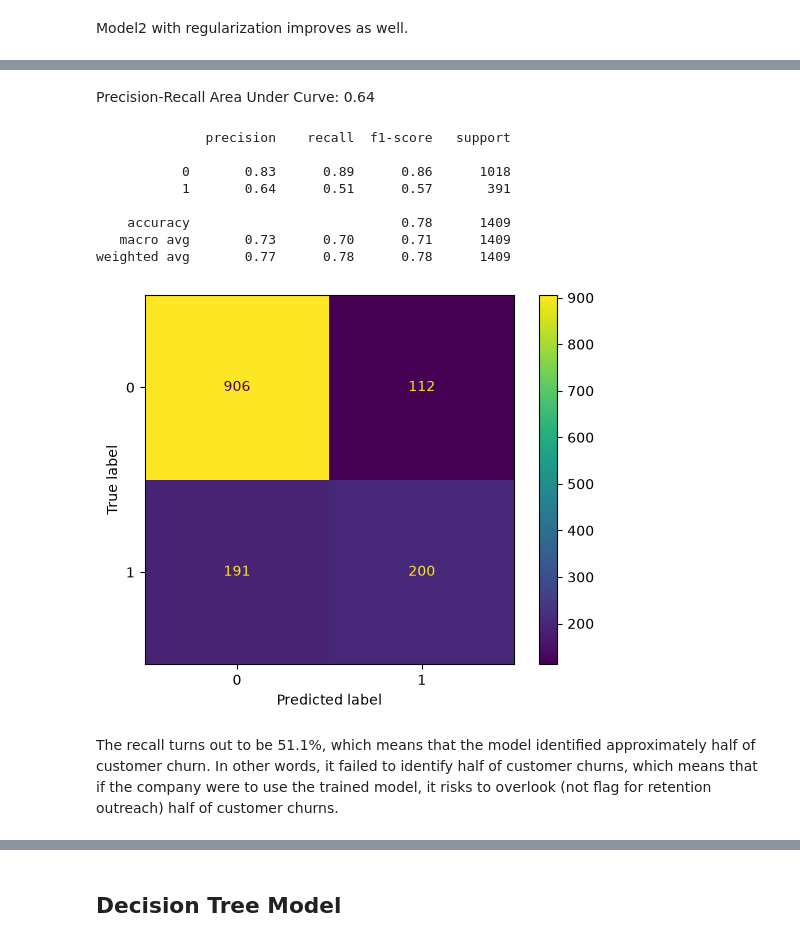
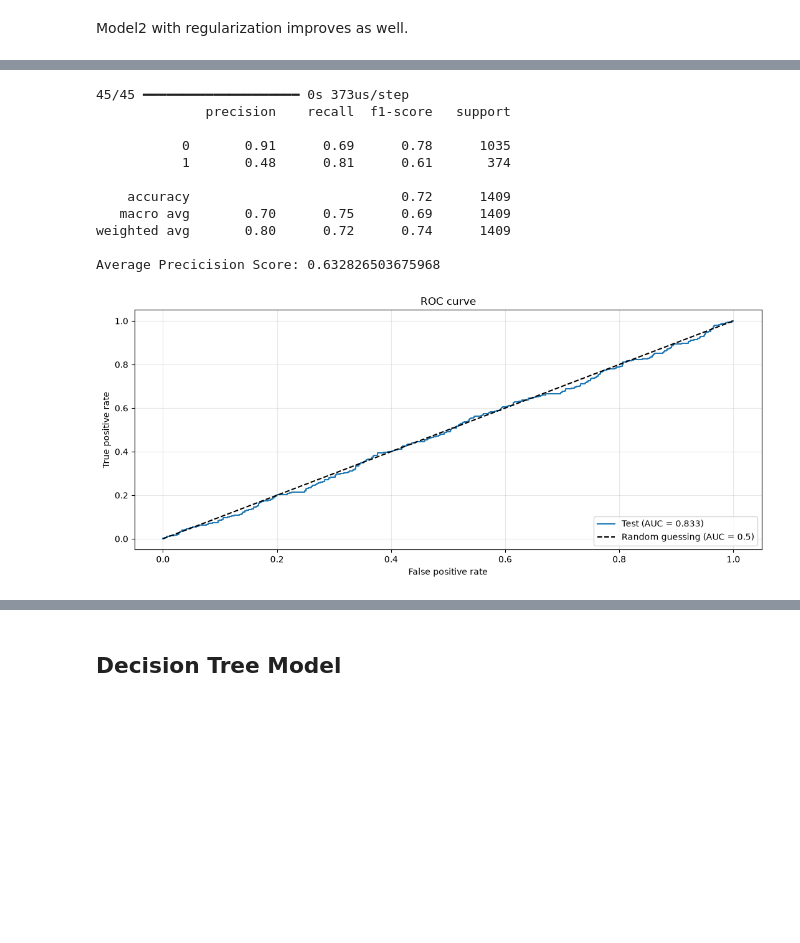
Before and after one commit to andrsma/Telco-Churn, a Jupyter notebook: notebooks/AI_Project_Beginner_Level.ipynb, the cells around one changed output, grey strips where cells are left out. Saved outputs shown, nothing was run; the diff lists cells and outputs as text; code cells hidden in the pictures; blank space fills up the shorter version.

```diff
--- a/notebooks/AI_Project_Beginner_Level.ipynb
+++ b/notebooks/AI_Project_Beginner_Level.ipynb
@@ -359,10 +351,7 @@ from sklearn.preprocessing import StandardScaler
 
 columns_to_scale = ['tenure', 'MonthlyCharges', 'TotalCharges']
 
-scaler_nn = StandardScaler()
-X_train_nn_scaled = scaler_nn.fit_transform(X_train_nn, )
-X_val_nn_scaled = scaler_nn.transform(X_val_nn)
-X_test_nn_scaled = scaler_nn.transform(X_test_nn)
-
-type(X_train_nn_scaled)
-X_train_nn_scaled[:5,]
+scaler = StandardScaler()
+X_train_scaled = scaler.fit_transform(X_train, )
+X_val_scaled = scaler.transform(X_val)
+X_test_scaled = scaler.transform(X_test)
@@ -543,7 +512,7 @@ plt.show()
 Model2 with regularization improves as well.
 # %%
 model3_r = Sequential([
-    Input(shape=(X_train_nn_scaled.shape[1],)),
+    Input(shape=(X_train_scaled.shape[1],)),
     Dense(8, activation='relu', kernel_regularizer=l2(0.01)),
     Dense(4, activation='relu', kernel_regularizer=l2(0.01)),
     Dense(1, activation='sigmoid')
@@ -554,8 +523,8 @@ model3_r.compile(optimizer='adam', loss=BinaryCrossentropy())
 
 #Train model
 history3_r = model3_r.fit(
-    X_train_nn_scaled, y_train_nn,
-    validation_data=(X_val_nn_scaled, y_val_nn),
+    X_train_scaled, y_train,
+    validation_data=(X_val_scaled, y_val),
     epochs=50, verbose=0
 )
 
@@ -599,25 +592,34 @@ model3: loss=0.4369
-# %% [markdown]
-Precision-Recall Area Under Curve: 0.64
 # %%
 from sklearn.metrics import confusion_matrix, ConfusionMatrixDisplay
-y_hat_nn = (probabilities >= 0.5).astype(int)
-y = y_test_nn.to_numpy().reshape(-1,1)
-print(classification_report(y, y_hat_nn))
 
-cm = confusion_matrix(y, y_hat_nn)
-disp = ConfusionMatrixDisplay(cm)
-disp.plot()
+#Apply model to Test data
+proba = model3_r.predict(X_test_scaled)
+y_hat = (proba >= best_thr).astype(int)
+y = y_test.to_numpy().reshape(-1,1)
+print(classification_report(y, y_hat))
+print(f"Average Precicision Score: {average_precision_score(y, proba)}")
 
+#Plot AUC
+fig, ax = plt.subplots(1, 1, figsize=(13, 5))
+fpr, tpr, _ = roc_curve(y, probabilities)
+ax.plot(fpr, tpr, label=f"Test (AUC = {roc_auc_score(y, proba):.3f})")
+ax.plot([0, 1], [0, 1], "k--", label="Random guessing (AUC = 0.5)")
+ax.set_xlabel("False positive rate")
+ax.set_ylabel("True positive rate")
+ax.set_title("ROC curve")
+ax.legend(loc="lower right")
+ax.grid(alpha=0.3)
 plt.show()
 # %% [output]
+45/45 ━━━━━━━━━━━━━━━━━━━━ 0s 373us/step
               precision    recall  f1-score   support
 
-           0       0.83      0.89      0.86      1018
-           1       0.64      0.51      0.57       391
+           0       0.91      0.69      0.78      1035
+           1       0.48      0.81      0.61       374
 
-    accuracy                           0.78      1409
-   macro avg       0.73      0.70      0.71      1409
-weighted avg       0.77      0.78      0.78      1409
+    accuracy                           0.72      1409
+   macro avg       0.70      0.75      0.69      1409
+weighted avg       0.80      0.72      0.74      1409
+
+Average Precicision Score: 0.632826503675968
-[figure, old version]
+[figure, new version]
-# %% [markdown]
-The recall turns out to be 51.1%, which means that the model identified approximately half of customer churn. In other words, it failed to identify half of customer churns, which means that if the company were to use the trained model, it risks to overlook (not flag for retention outreach) half of customer churns.
```
Also changed, not shown: parts of 37 cells of this notebook.
